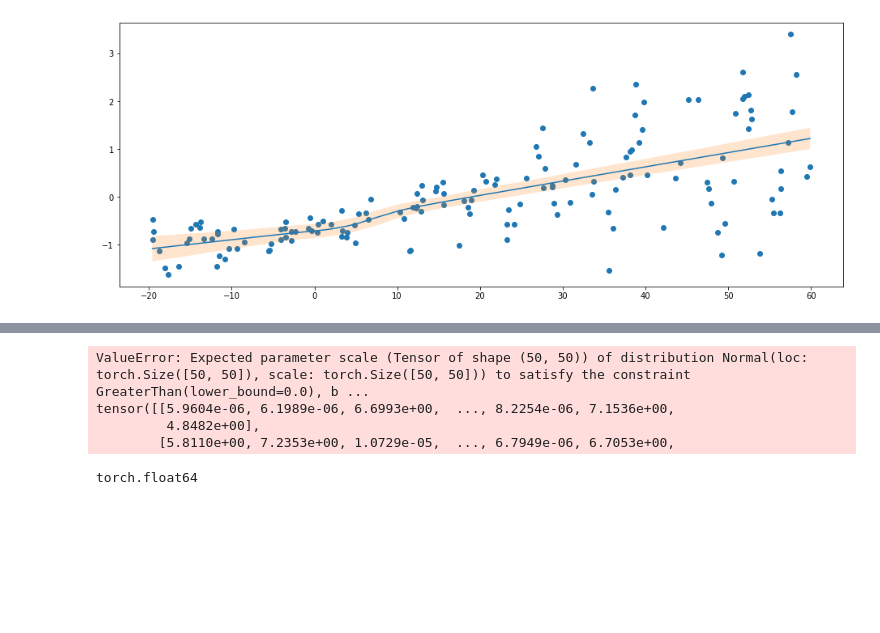
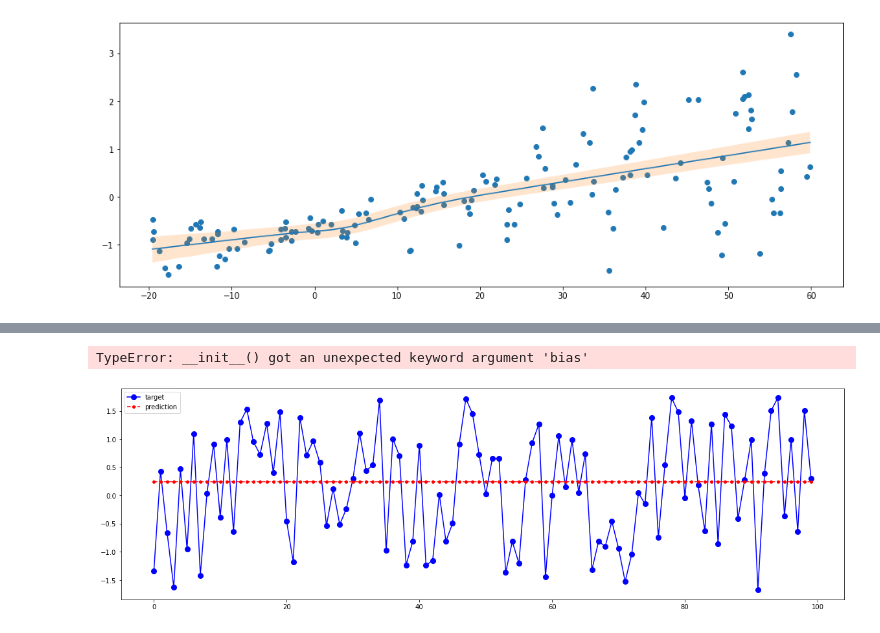
Before and after one commit to Haakooto/CS282_final_project, a Jupyter notebook: testing.ipynb, the cells around one changed output, grey strips where cells are left out. Cells and saved outputs as stored; diff of their text form; code cells hidden in the pictures; blank space fills up the shorter version.

```diff
--- a/testing.ipynb
+++ b/testing.ipynb
@@ -78,7 +81,8 @@ class LinearVariational(nn.Module):
 
     def kl_divergence(self, z, mu_theta, p_theta, prior_sd=1):
         log_prior = dist.Normal(0, prior_sd).log_prob(z)
-        log_p_q = dist.Normal(mu_theta, torch.log(1 + torch.exp(p_theta))).log_prob(z)
+        sigma = torch.log(1 + torch.exp(p_theta))
+        log_p_q = dist.Normal(mu_theta, sigma+0.000001).log_prob(z)
         return (log_p_q - log_prior).sum() / self.n_batches
 
     def forward(self, x):
@@ -88,6 +92,7 @@ class LinearVariational(nn.Module):
             b = self.reparameterize(self.b_mu, self.b_p)
         else:
             b = 0
+
         x = x.type(torch.double)
         w = w.type(torch.double)
         b = b.type(torch.double)
@@ -109,16 +114,16 @@ class KL:
     accumulated_kl_div = 0
 
 class Model(nn.Module):
-    def __init__(self, in_size, hidden_size, out_size, n_batches):
+    def __init__(self, in_size, hidden_size, out_size, n_batches, bias=True):
         super().__init__()
         self.kl_loss = KL
 
         self.layers = nn.Sequential(
-            LinearVariational(in_size, hidden_size, self.kl_loss, n_batches),
+            LinearVariational(in_size, hidden_size, self.kl_loss, n_batches, bias=bias),
             nn.ReLU(),
-            LinearVariational(hidden_size, hidden_size, self.kl_loss, n_batches),
+            LinearVariational(hidden_size, hidden_size, self.kl_loss, n_batches, bias=bias),
             nn.ReLU(),
-            LinearVariational(hidden_size, out_size, self.kl_loss, n_batches)
+            LinearVariational(hidden_size, out_size, self.kl_loss, n_batches, bias=bias)
         )
 
     @property
@@ -163,12 +168,12 @@ plt.fill_between(X.flatten(), q_25, q_95, alpha=0.2)
 # %%
 import training_utils as utils
 from tqdm import tqdm
-train_loader, test_data = utils.get_nanotube_data(batch_size=20)
+train_loader, test_data = utils.get_nanotube_data(batch_size=200)
 X_test, Y_test = test_data
 
 def plot_model_pred(model, Y_test, X_test):
     Y_sample = Y_test.detach().numpy()[:100]
-    Y_pred_sample, kl = model(X_test)
+    Y_pred_sample= model(X_test)
     Y_pred_sample = Y_pred_sample.detach().numpy()[:100]
     plt.plot(Y_sample, "bo-", ms=8, label="target")
     plt.plot(Y_pred_sample, "ro--", ms=4, label="prediction")
@@ -177,6 +193,6 @@ def plot_model_pred(model, Y_test, X_test):
 # %%
 n_batches = len(train_loader)
-m = Model(7, 50, 1, n_batches)
+m = Model(7, 50, 1, n_batches, )
 optim = torch.optim.Adam(m.parameters(), lr=0.01)
 
 # for epoch in range(epochs):
@@ -196,22 +212,19 @@ def train_model(model, optimizer, train_loader, num_epochs=30):
             x = x.type(torch.double)
             y = y.type(torch.double)
             y_pred= model(x)
-            loss = det_loss(y_pred, y, m)
+            loss = det_loss(y, y_pred, m)
             loss.backward()
             optimizer.step()
 
         pbar.set_description(f"{loss}")
+# %% [output]
+TypeError: __init__() got an unexpected keyword argument 'bias'
 # %%
 train_model(m, optim, train_loader)
 Y_test = Y_test.type(torch.double)
 X_test = X_test.type(torch.double)
-plot_model_pred(m, Y_test, X_test)
-# %% [output]
-ValueError: Expected parameter scale (Tensor of shape (50, 50)) of distribution Normal(loc: torch.Size([50, 50]), scale: torch.Size([50, 50])) to satisfy the constraint GreaterThan(lower_bound=0.0), b ...
-tensor([[5.9604e-06, 6.1989e-06, 6.6993e+00,  ..., 8.2254e-06, 7.1536e+00,
-         4.8482e+00],
-        [5.8110e+00, 7.2353e+00, 1.0729e-05,  ..., 6.7949e-06, 6.7053e+00,
-# %%
-X_test.dtype
-# %% [output]
-torch.float64
+# %%
+plt.figure(figsize=(20, 6))
+plot_model_pred(m, Y_test, X_test)
+# %% [output]
+[figure, added]
```
Also changed, not shown: parts of 3 cells of this notebook, 3 other files.
